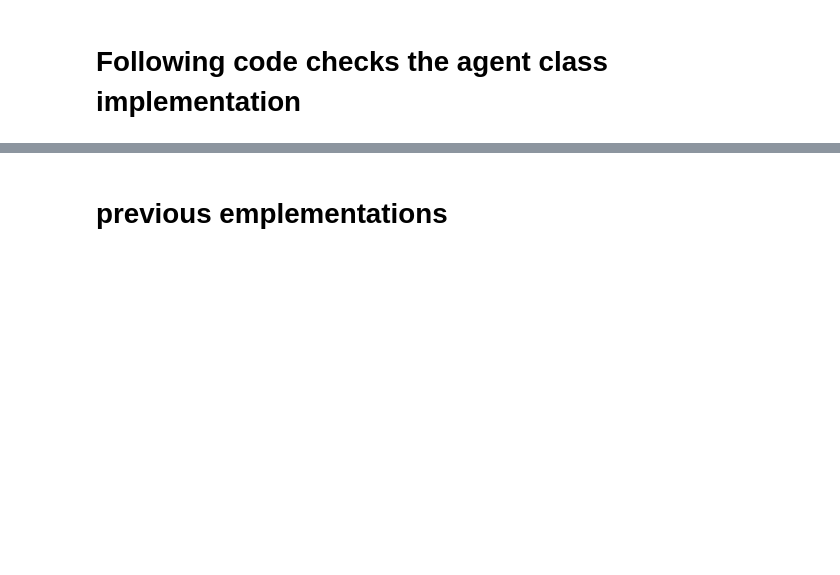
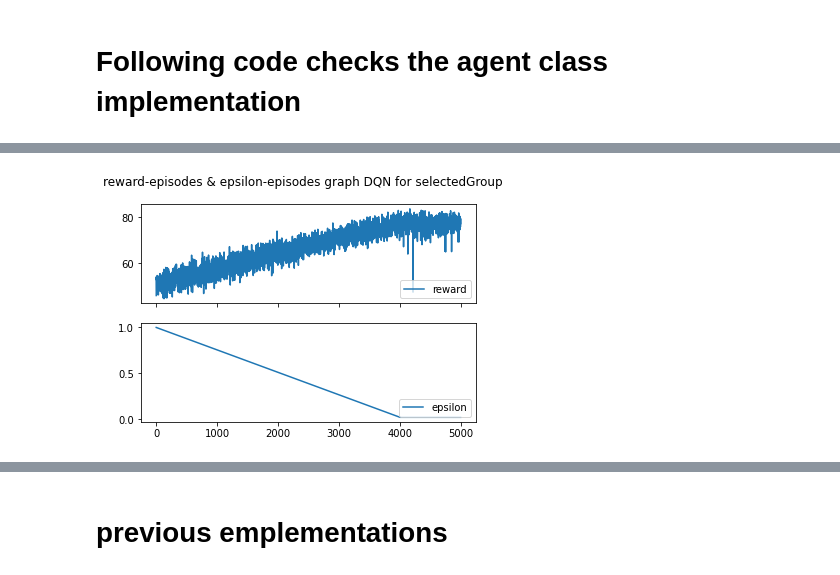
Before and after one commit to jgoldverg/RL_Metric, a Jupyter notebook: codes/driver_code.ipynb, the cells around one changed output, grey strips where cells are left out. Cells and saved outputs as stored; diff of their text form; code cells hidden in the pictures; blank space fills up the shorter version.

```diff
--- a/codes/driver_code.ipynb
+++ b/codes/driver_code.ipynb
@@ -480,0 +541,6 @@ TypeError: print_action_list_for_validation_episodes() takes 1 positional argume
+# %%
+env=NetEnvironment(selectedgroup)
+agent=DQNAgent(env,EPSILON_DECAY=400000)
+agent.warming_replay_buffer()
+agent.training(TRAINING_STEPS=500000)
+agent.save_model()
@@ -480,0 +565,4 @@ TypeError: print_action_list_for_validation_episodes() takes 1 positional argume
+# %%
+agent.plot_training_curve()
+# %% [output]
+[figure, added]
```
Also changed, not shown: parts of 13 cells of this notebook, 4 other files.
